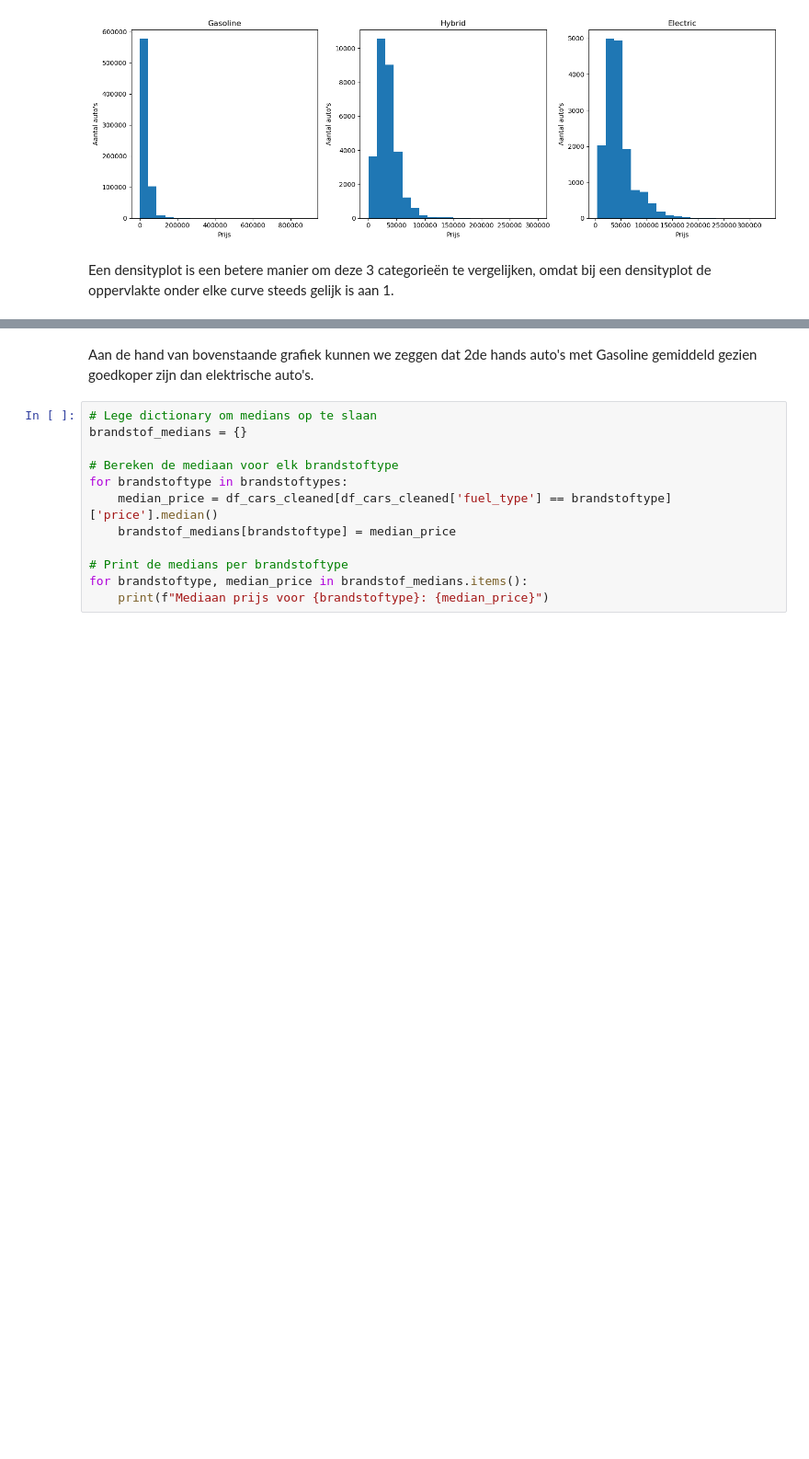
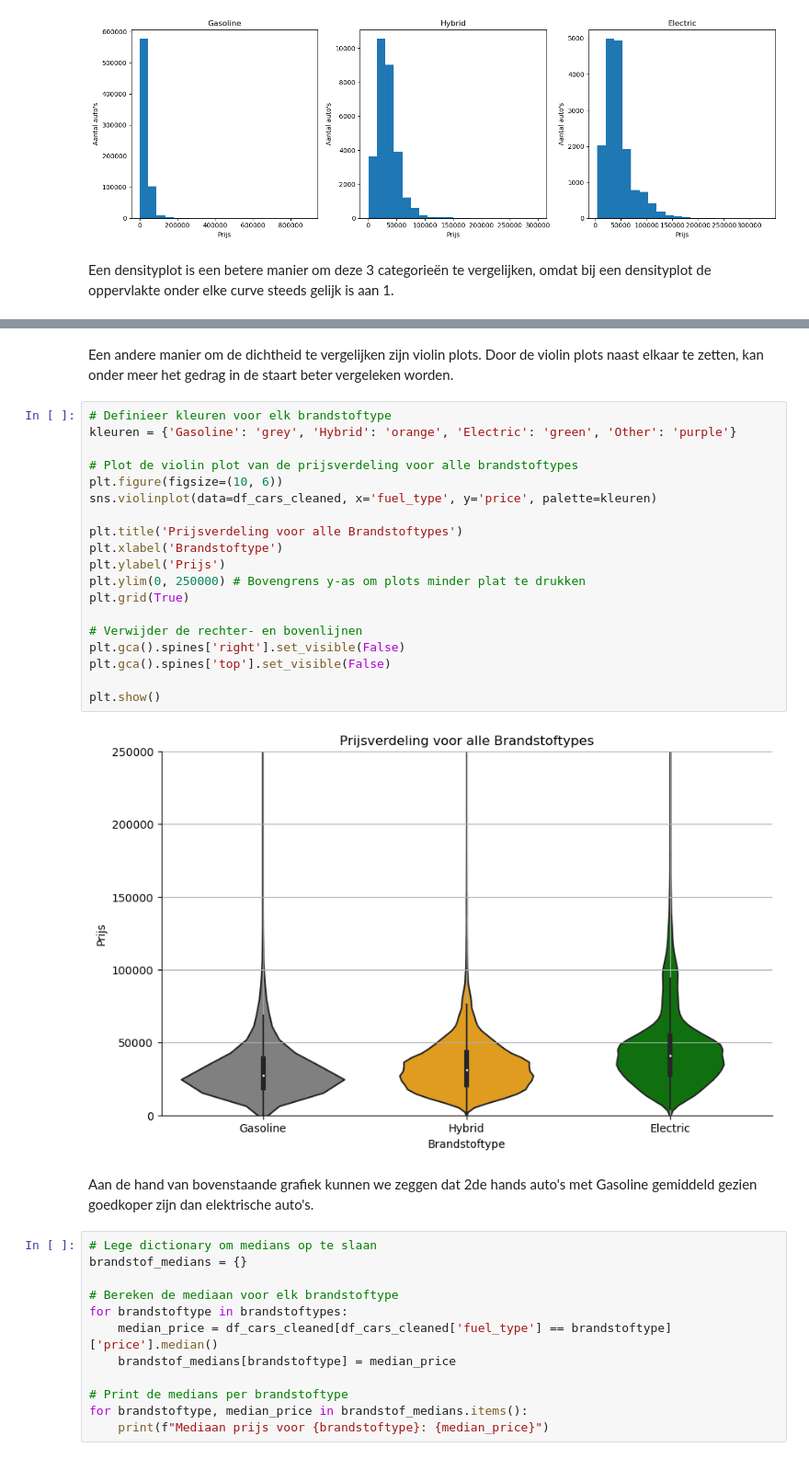
Before and after one commit to craftyraf/project-productie-proces, a Jupyter notebook: notebooks/autoproductie.ipynb, the cells around one changed output, grey strips where cells are left out. Shown at 92% size. Saved outputs shown, nothing was run; the diff lists cells and outputs as text; blank space fills up the shorter version.

Commit message:
Violin plot

```diff
--- a/notebooks/autoproductie.ipynb
+++ b/notebooks/autoproductie.ipynb
@@ -426,6 +426,29 @@ plt.gca().spines['top'].set_visible(False)
 plt.show()
 # %% [output]
 [figure]
+# %% [markdown]
+Een andere manier om de dichtheid te vergelijken zijn violin plots. Door de violin plots naast elkaar te zetten, kan onder meer het gedrag in de staart beter vergeleken worden.
+# %%
+# Definieer kleuren voor elk brandstoftype
+kleuren = {'Gasoline': 'grey', 'Hybrid': 'orange', 'Electric': 'green', 'Other': 'purple'}
+
+# Plot de violin plot van de prijsverdeling voor alle brandstoftypes
+plt.figure(figsize=(10, 6))
+sns.violinplot(data=df_cars_cleaned, x='fuel_type', y='price', palette=kleuren)
+
+plt.title('Prijsverdeling voor alle Brandstoftypes')
+plt.xlabel('Brandstoftype')
+plt.ylabel('Prijs')
+plt.ylim(0, 250000) # Bovengrens y-as om plots minder plat te drukken
+plt.grid(True)
+
+# Verwijder de rechter- en bovenlijnen
+plt.gca().spines['right'].set_visible(False)
+plt.gca().spines['top'].set_visible(False)
+
+plt.show()
+# %% [output]
+[figure, added]
 # %% [markdown]
 Aan de hand van bovenstaande grafiek kunnen we zeggen dat 2de hands auto's met Gasoline gemiddeld gezien goedkoper zijn dan elektrische auto's.
 # %%
```
Also changed, not shown: parts of 1 cell of this notebook.
